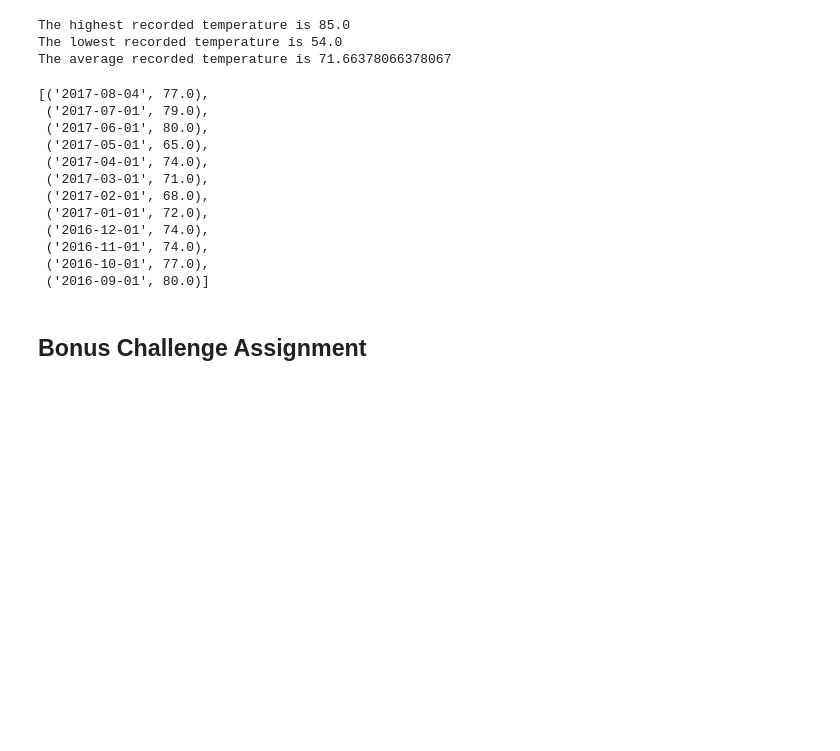
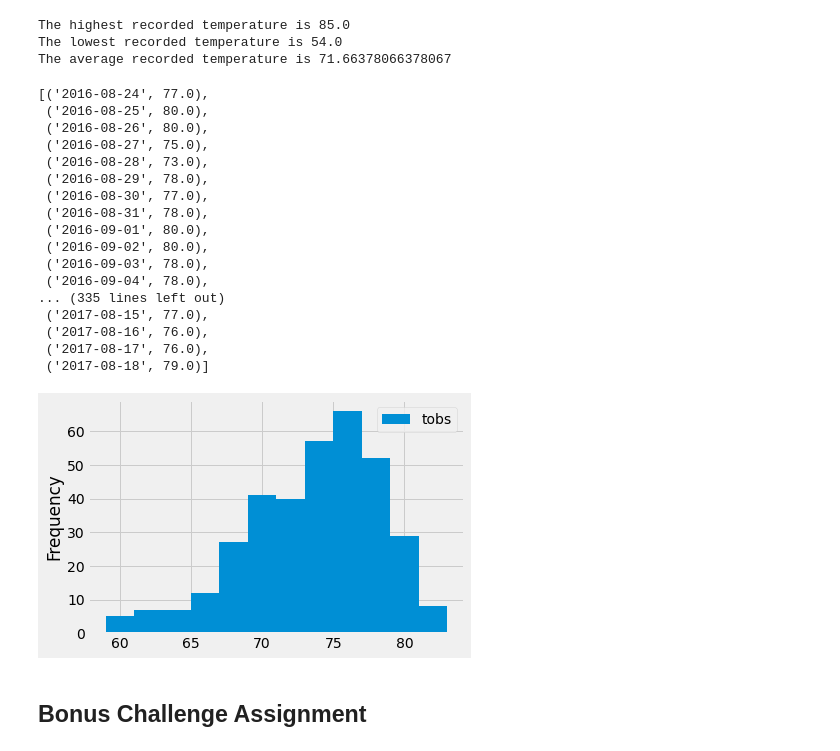
Before and after one commit to RoLDT/sqlalchemy-challenge, a Jupyter notebook: Surf is Up.ipynb, the cells around one changed output. Drawn from its saved outputs; the diff is of its cells as text; code cells hidden in the pictures; blank space fills up the shorter version.

Commit message:
Was missing the histogram. Now will move onto the app.

```diff
--- a/Surf is Up.ipynb
+++ b/Surf is Up.ipynb
@@ -209,22 +209,34 @@ The average recorded temperature is 71.66378066378067
 # Query the last 12 months of temperature observation data for this station and plot the results as a histogram
 
 qry = session.query(Measures.date, Measures.tobs).filter(Measures.station == "USC00519281").\
-    group_by(func.strftime("%Y,%m",Measures.date)).order_by(Measures.date.desc()).limit(12).all()
+    filter(Measures.date > date_year_ago).all()
 
 qry
 # %% [output]
-[('2017-08-04', 77.0),
- ('2017-07-01', 79.0),
- ('2017-06-01', 80.0),
- ('2017-05-01', 65.0),
- ('2017-04-01', 74.0),
- ('2017-03-01', 71.0),
- ('2017-02-01', 68.0),
- ('2017-01-01', 72.0),
- ('2016-12-01', 74.0),
- ('2016-11-01', 74.0),
- ('2016-10-01', 77.0),
- ('2016-09-01', 80.0)]
+[('2016-08-24', 77.0),
+ ('2016-08-25', 80.0),
+ ('2016-08-26', 80.0),
+ ('2016-08-27', 75.0),
+ ('2016-08-28', 73.0),
+ ('2016-08-29', 78.0),
+ ('2016-08-30', 77.0),
+ ('2016-08-31', 78.0),
+ ('2016-09-01', 80.0),
+ ('2016-09-02', 80.0),
+ ('2016-09-03', 78.0),
+ ('2016-09-04', 78.0),
+... (335 lines left out)
+ ('2017-08-15', 77.0),
+ ('2017-08-16', 76.0),
+ ('2017-08-17', 76.0),
+ ('2017-08-18', 79.0)]
+# %%
+df_tobs = pd.DataFrame(qry)
+df_tobs.plot(kind="hist", bins=12)
+
+plt.show()
+# %% [output]
+[figure, added]
 # %% [markdown]
 ## Bonus Challenge Assignment
 # %%
```
